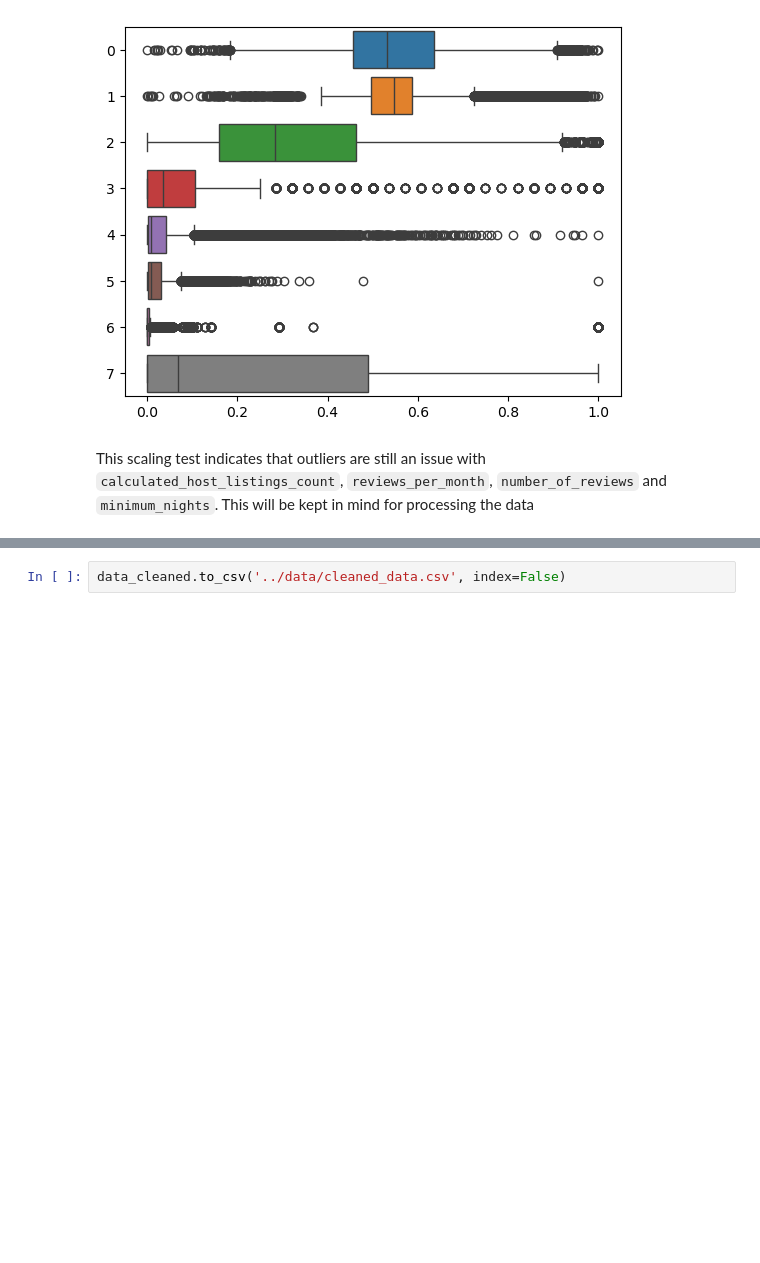
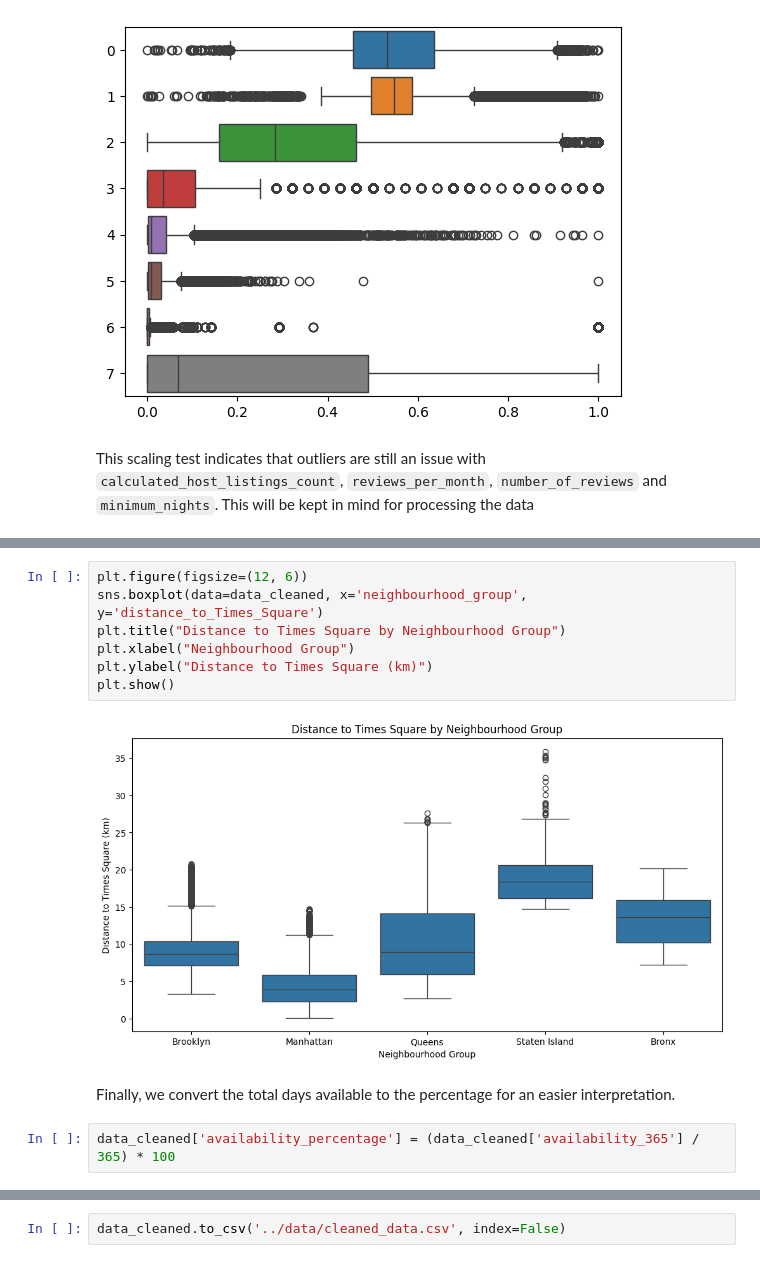
Before and after one commit to reece-lance/Airbnb_NYC_Business_Analysis_2019, a Jupyter notebook: notebooks/data_preprocessing.ipynb, the cells around one changed output, grey strips where cells are left out. Saved outputs shown, nothing was run; the diff lists cells and outputs as text; blank space fills up the shorter version.

```diff
--- a/notebooks/data_preprocessing.ipynb
+++ b/notebooks/data_preprocessing.ipynb
@@ -171,0 +213,14 @@ This scaling test indicates that outliers are still an issue with `calculated_ho
+# %%
+plt.figure(figsize=(12, 6))
+sns.boxplot(data=data_cleaned, x='neighbourhood_group', y='distance_to_Times_Square')
+plt.title("Distance to Times Square by Neighbourhood Group")
+plt.xlabel("Neighbourhood Group")
+plt.ylabel("Distance to Times Square (km)")
+plt.show()
+# %% [output]
+[figure, added]
+# %% [markdown]
+
+Finally, we convert the total days available to the percentage for an easier interpretation.
+# %%
+data_cleaned['availability_percentage'] = (data_cleaned['availability_365'] / 365) * 100
```
Also changed, not shown: parts of 5 cells of this notebook, 3 other files.
